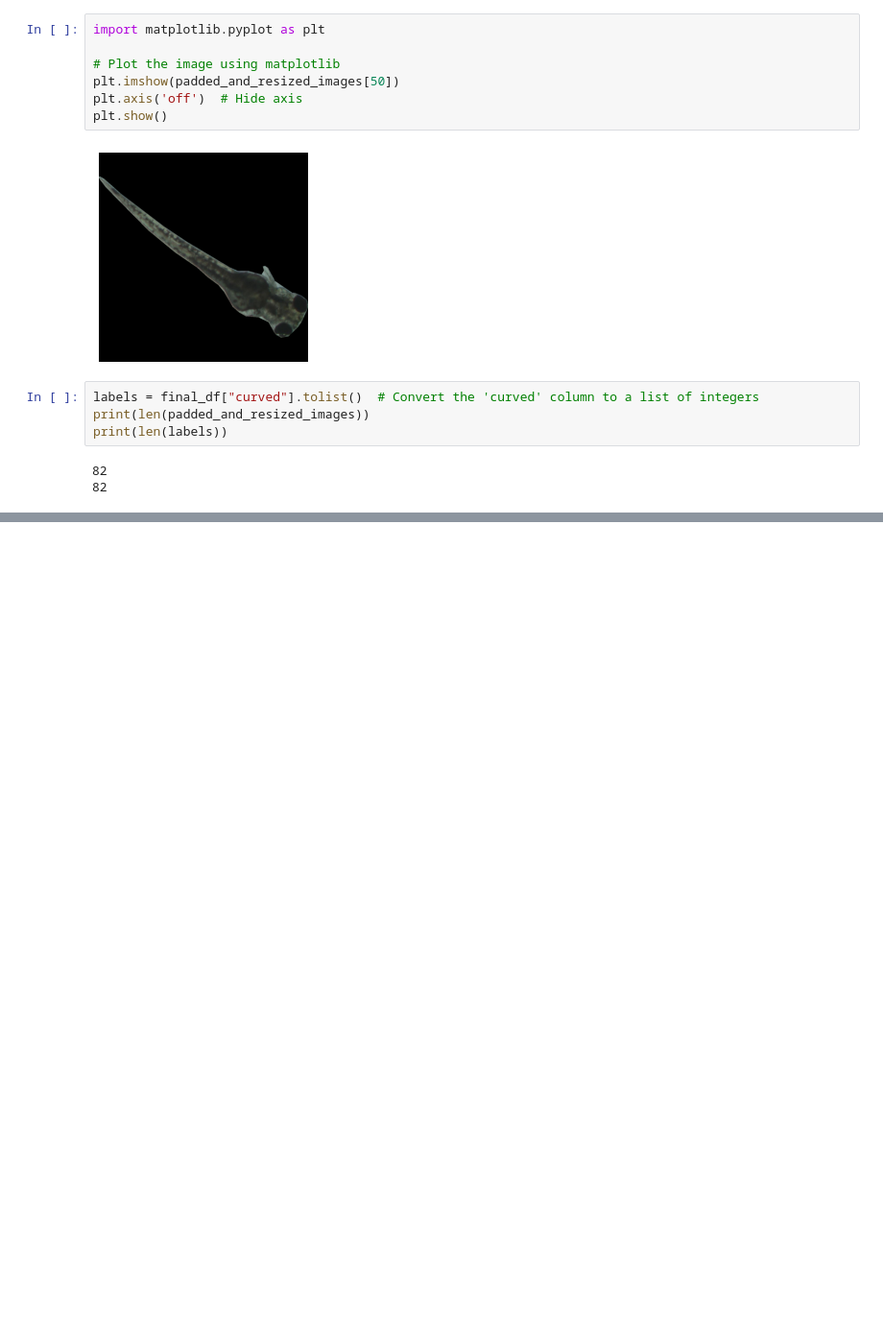
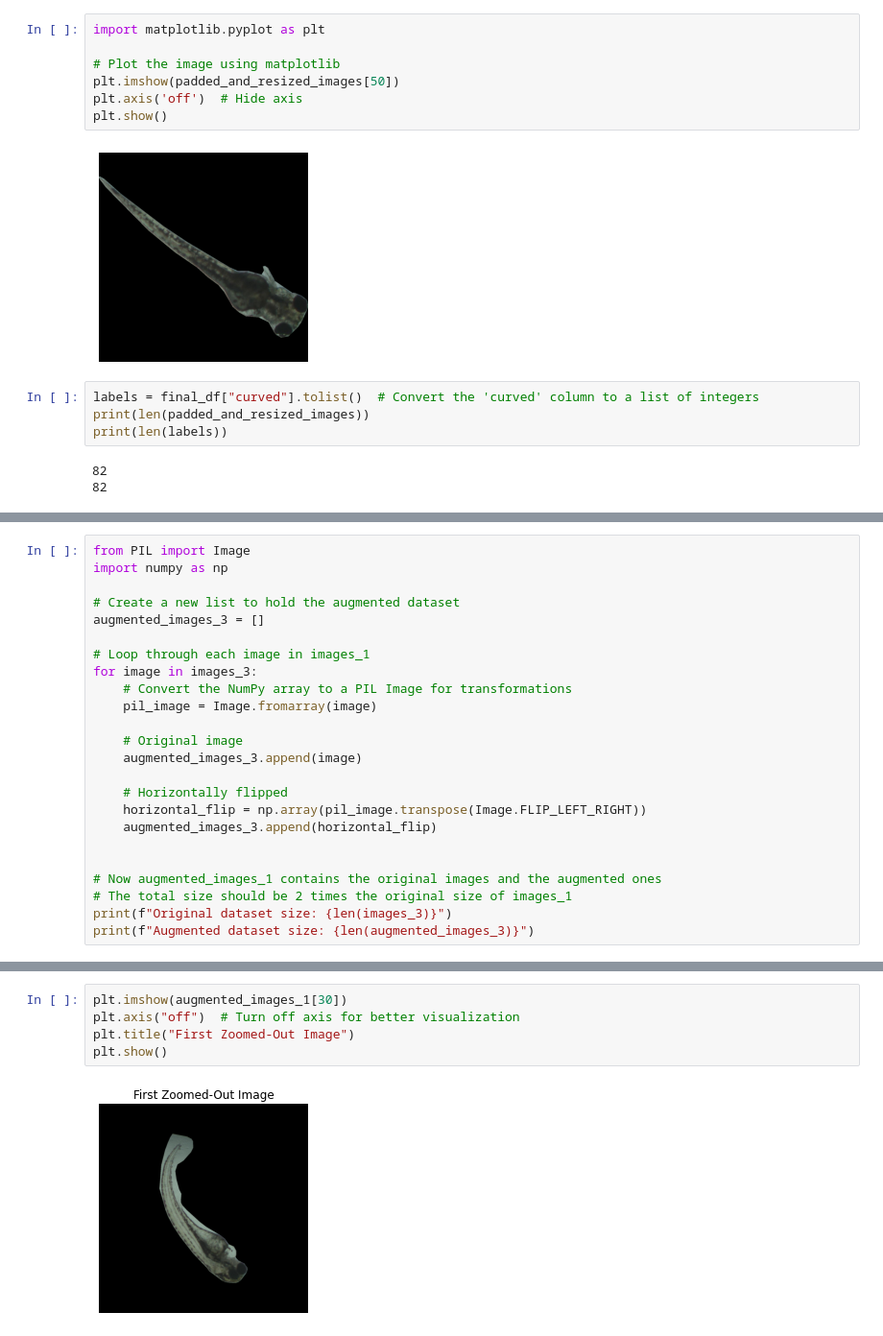
Before and after one commit to MarkDanielArndt/Zebra_Fish, a Jupyter notebook: Create_balanced_data.ipynb, the cells around one changed output, grey strips where cells are left out. Shown at 96% size. Drawn from its saved outputs; the diff is of its cells as text; blank space fills up the shorter version.

Commit message:
First Trainings and balanced dataset

```diff
--- a/Zebra_loader_with_mask_labels.ipynb
+++ b/Create_balanced_data.ipynb
@@ -298,0 +350,24 @@ plt.show()
+# %%
+from PIL import Image
+import numpy as np
+
+# Create a new list to hold the augmented dataset
+augmented_images_3 = []
+
+# Loop through each image in images_1
+for image in images_3:
+    # Convert the NumPy array to a PIL Image for transformations
+    pil_image = Image.fromarray(image)
+
+    # Original image
+    augmented_images_3.append(image)
+
+    # Horizontally flipped
+    horizontal_flip = np.array(pil_image.transpose(Image.FLIP_LEFT_RIGHT))
+    augmented_images_3.append(horizontal_flip)
+
+
+# Now augmented_images_1 contains the original images and the augmented ones
+# The total size should be 2 times the original size of images_1
+print(f"Original dataset size: {len(images_3)}")
+print(f"Augmented dataset size: {len(augmented_images_3)}")
@@ -298,0 +423,7 @@ plt.show()
+# %%
+plt.imshow(augmented_images_1[30])
+plt.axis("off")  # Turn off axis for better visualization
+plt.title("First Zoomed-Out Image")
+plt.show()
+# %% [output]
+[figure, added]
```
Also changed, not shown: parts of 9 cells of this notebook, 1 other file.
